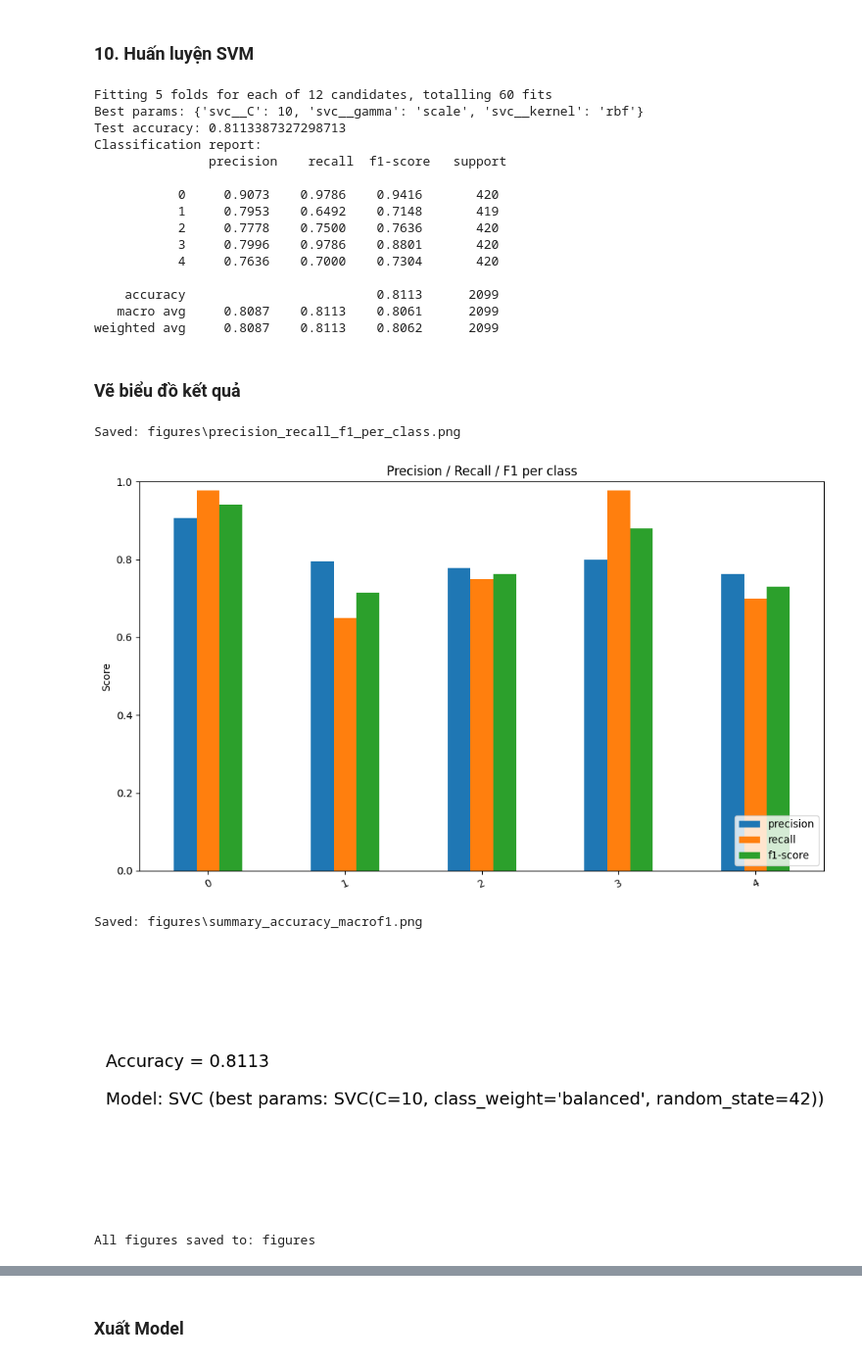
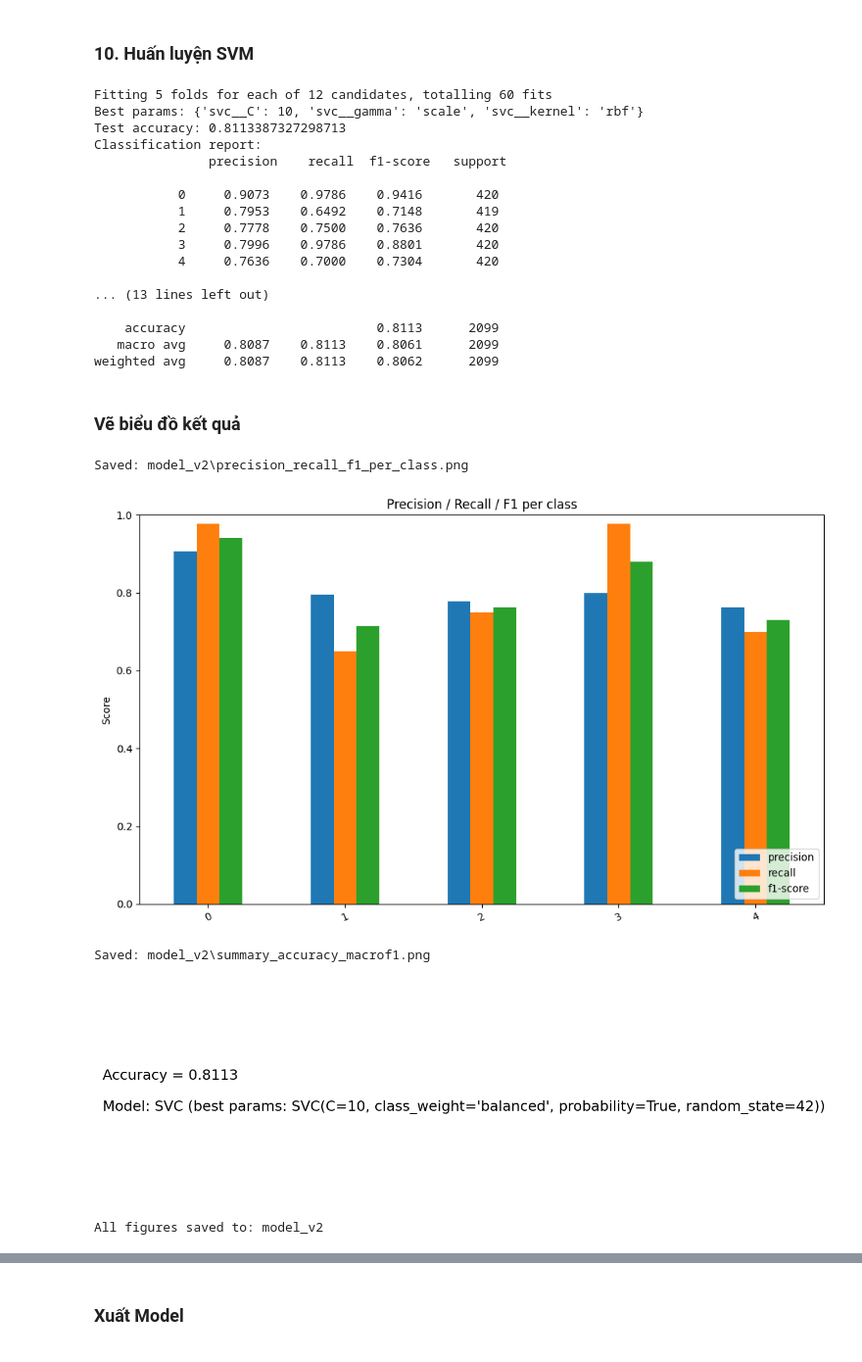
Before and after one commit to VVBA-company/breast-ai, a Jupyter notebook: main.ipynb, the cells around one changed output, grey strips where cells are left out. Shown at 98% size. Saved outputs shown, nothing was run; the diff lists cells and outputs as text; code cells hidden in the pictures.

```diff
--- a/main.ipynb
+++ b/main.ipynb
@@ -357,7 +357,7 @@ categorical_feature_indices = [X.columns.get_loc(c) for c in categorical_cols if
 
 pipe = ImbPipeline([
     ("scaler", StandardScaler()),
-    ("svc", SVC(class_weight="balanced", random_state=RANDOM_STATE))
+    ("svc", SVC(class_weight="balanced", probability=True, random_state=RANDOM_STATE))
 ])
 
 param_grid = { "svc__C": [0.1, 1, 10], "svc__kernel": ["linear", "rbf"], "svc__gamma": ["scale", "auto"] }
@@ -387,6 +387,8 @@ Classification report:
            3     0.7996    0.9786    0.8801       420
            4     0.7636    0.7000    0.7304       420
 
+... (13 lines left out)
+
     accuracy                         0.8113      2099
    macro avg     0.8087    0.8113    0.8061      2099
 weighted avg     0.8087    0.8113    0.8062      2099
@@ -407,7 +409,7 @@ from sklearn.metrics import (
 )
 
 # --- Thông số lưu file (thích hợp cho slide) ---
-OUT_DIR = "figures"
+OUT_DIR = "model_v2"
 os.makedirs(OUT_DIR, exist_ok=True)
 DPI = 200
 SLIDE_FIGSIZE = (10, 6)   # kích thước tốt cho slide
@@ -435,37 +437,37 @@ ax.set_title("Precision / Recall / F1 per class")
 ax.legend(loc="lower right")
 plt.xticks(rotation=25)
 plt.tight_layout()
 fn = os.path.join(OUT_DIR, "precision_recall_f1_per_class.png")
 plt.savefig(fn, dpi=DPI)
 print("Saved:", fn)
 plt.show()
 
 
 # --- 4) Summary figure: Accuracy + Macro F1 (dùng cho 1 slide tóm tắt) ---
 acc = accuracy_score(y_test, y_pred)
 
 fig, ax = plt.subplots(figsize=(10,4))
 ax.axis("off")
 text = f"Accuracy = {acc:.4f}\n\nModel: SVC (best params: {getattr(best_pipe, 'named_steps', {}).get('svc', '')})"
 ax.text(0.01, 0.5, text, fontsize=18, va="center")
 plt.tight_layout()
 fn = os.path.join(OUT_DIR, "summary_accuracy_macrof1.png")
 plt.savefig(fn, dpi=DPI)
 print("Saved:", fn)
 plt.show()
 
 
 # --- Extra: nếu muốn, xuất classification_report dạng text file ---
 with open(os.path.join(OUT_DIR, "classification_report.txt"), "w") as f:
     f.write(classification_report(y_test, y_pred, digits=4, zero_division=0))
 
 print("All figures saved to:", OUT_DIR)
 # %% [output]
-Saved: figures\precision_recall_f1_per_class.png
+Saved: model_v2\precision_recall_f1_per_class.png
 [figure]
-Saved: figures\summary_accuracy_macrof1.png
+Saved: model_v2\summary_accuracy_macrof1.png
-[figure, old version]
+[figure, new version]
-All figures saved to: figures
+All figures saved to: model_v2
 # %%
 # ROC / AUC plotting (binary or multiclass)
 import os
```
Also changed, not shown: parts of 24 cells of this notebook, 10 other files.
